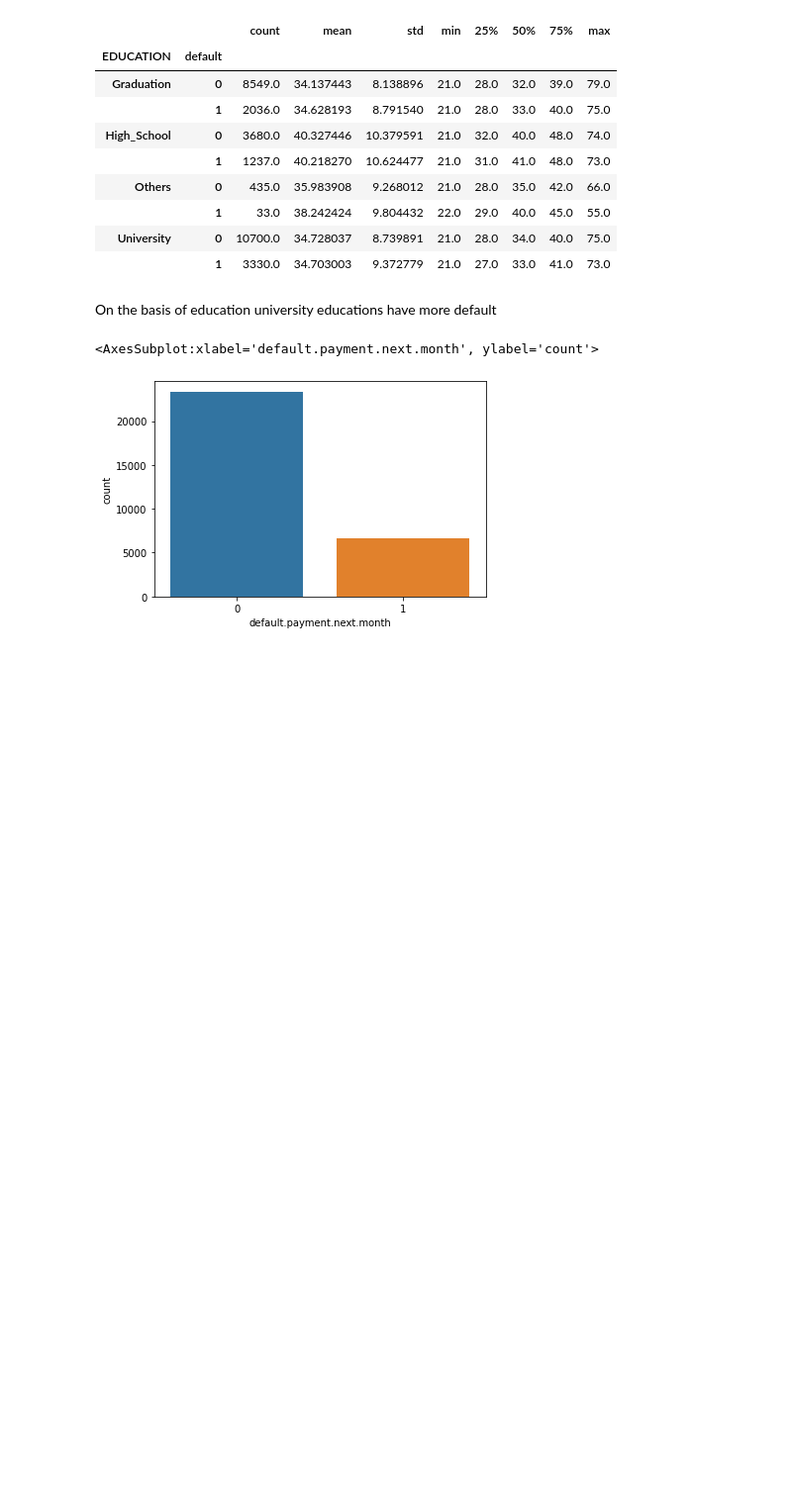
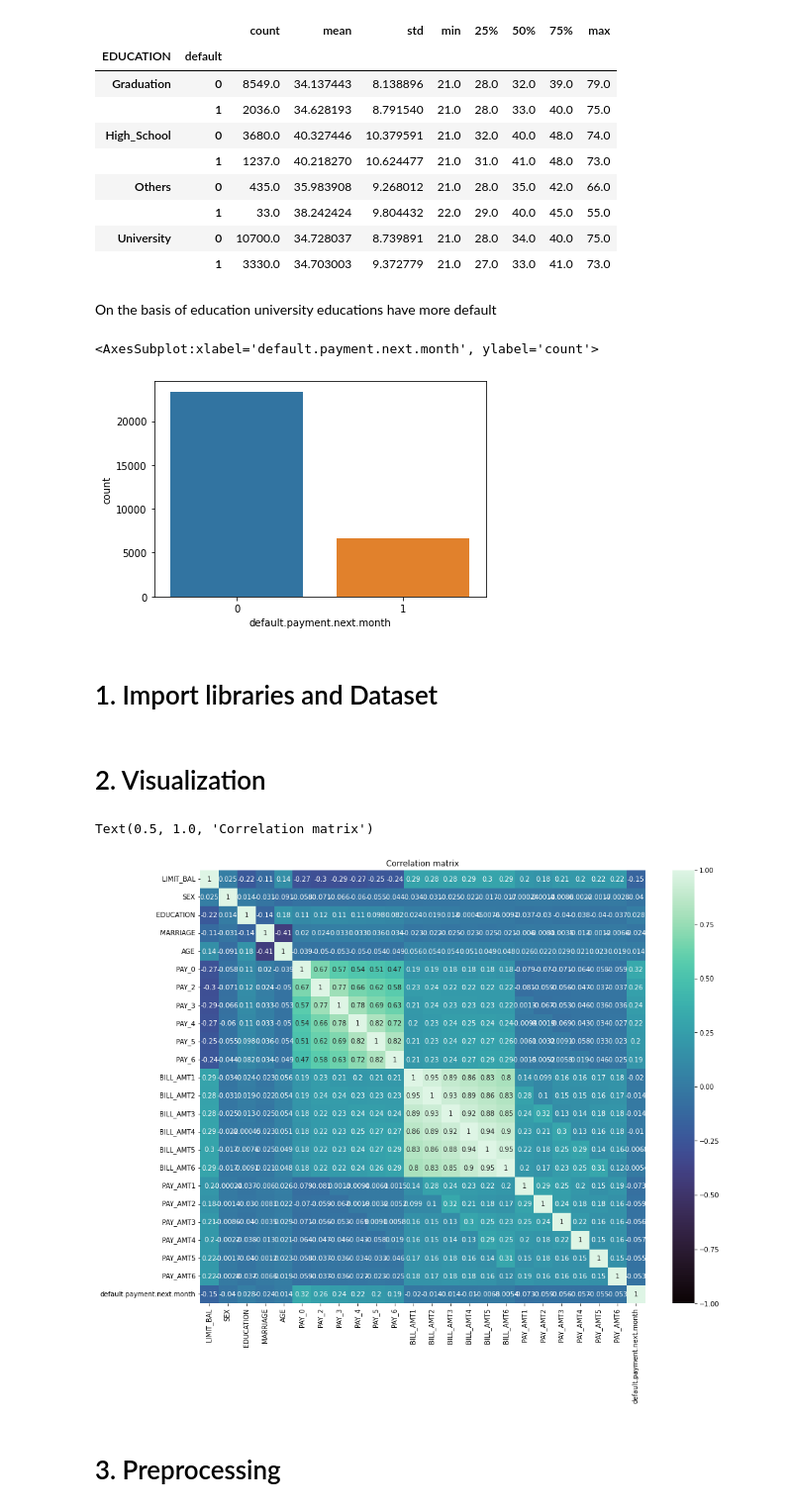
Before and after one commit to geijinchan/Credit-Card-Default-Prediction, a Jupyter notebook: notebook/EDA.ipynb, the cells around one changed output. Shown at 99% size. Drawn from its saved outputs; the diff is of its cells as text; code cells hidden in the pictures; blank space fills up the shorter version.

```diff
--- a/notebook/EDA.ipynb
+++ b/notebook/EDA.ipynb
@@ -254,3 +253,5 @@ sns.countplot(df['default.payment.next.month'])
 # %% [output]
 <AxesSubplot:xlabel='default.payment.next.month', ylabel='count'>
 [figure]
+# %% [markdown]
+# 1. Import libraries and Dataset
@@ -256,0 +271,13 @@ sns.countplot(df['default.payment.next.month'])
+# %% [markdown]
+# 2. Visualization
+# %%
+corr = df1.drop('ID', axis=1).corr()
+plt.figure(figsize=(15,12))
+
+sns.heatmap(corr, annot=True, vmin=-1.0, cmap='mako')
+plt.title('Correlation matrix')
+# %% [output]
+Text(0.5, 1.0, 'Correlation matrix')
+[figure, added]
+# %% [markdown]
+# 3. Preprocessing
```
Also changed, not shown: parts of 10 cells of this notebook, 2 other files.
